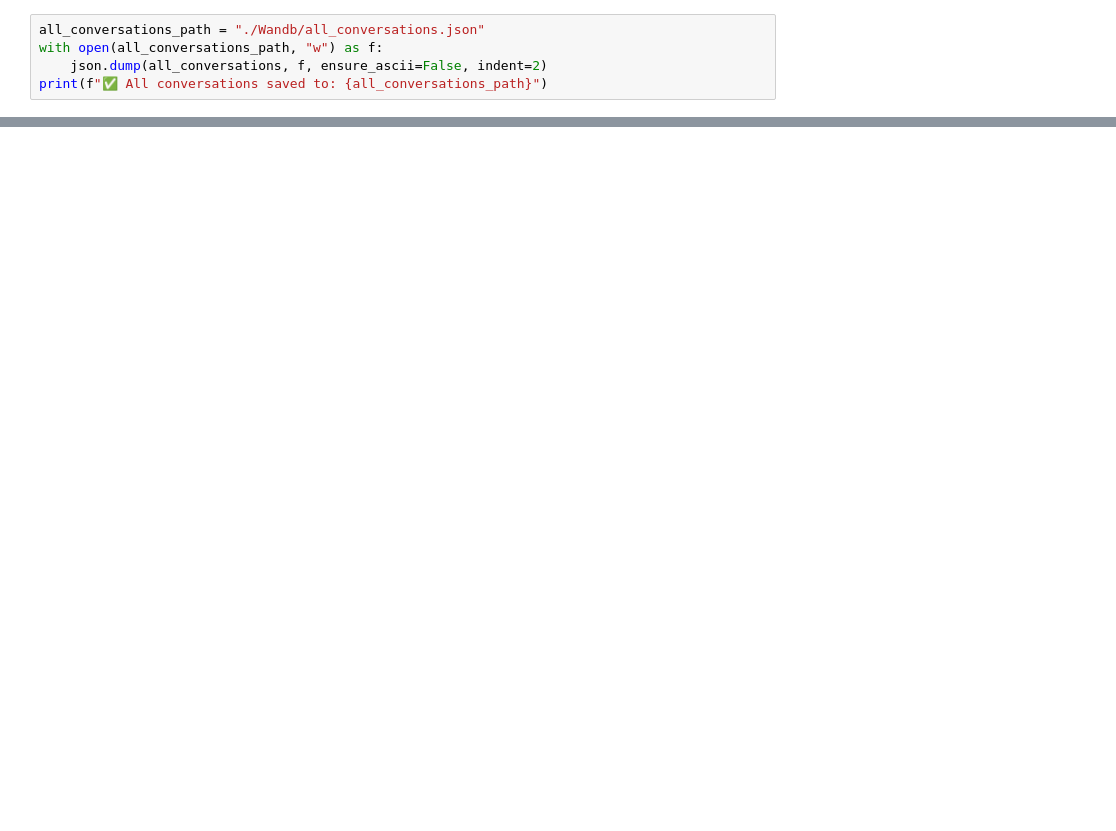
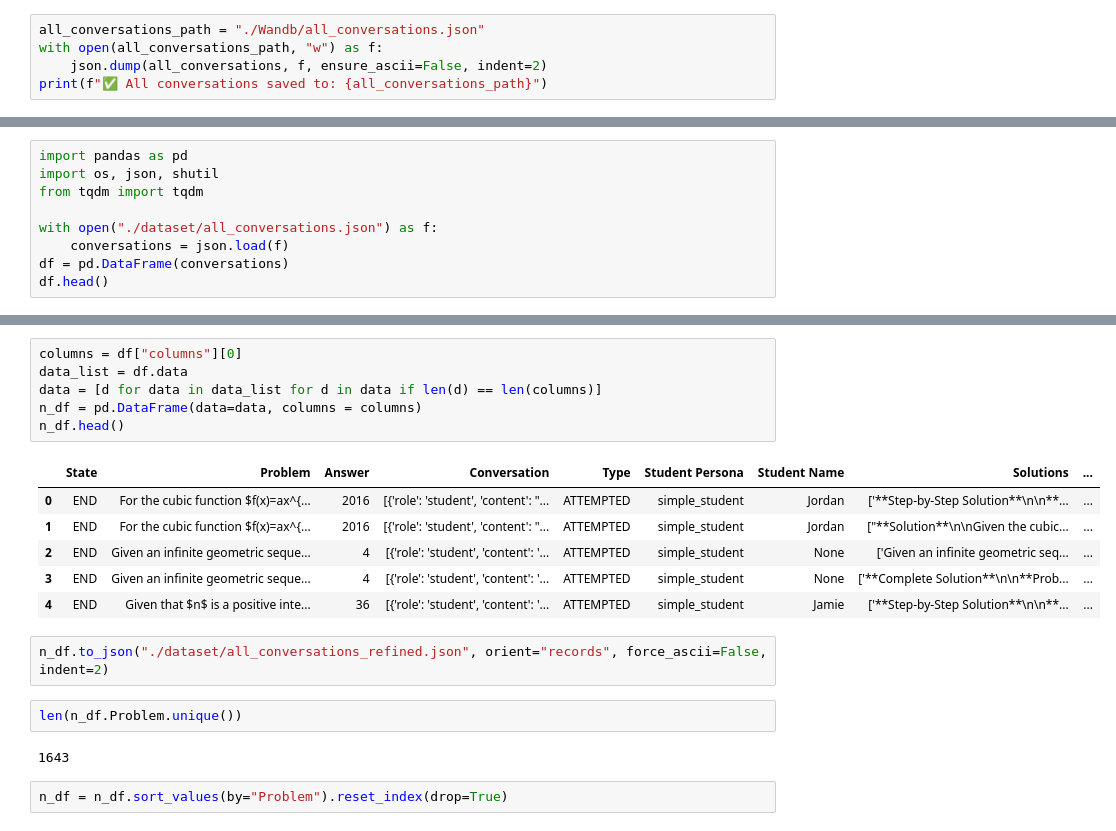
Before and after one commit to KyungMinseo1/SPO-PedaRL, a Jupyter notebook: dataset/extract_from_wandb.ipynb, the cells around one changed output, grey strips where cells are left out. Saved outputs shown, nothing was run; the diff lists cells and outputs as text; blank space fills up the shorter version.

```diff
--- a/dataset/extract_from_wandb.ipynb
+++ b/dataset/extract_from_wandb.ipynb
@@ -92,0 +104,9 @@ print(f"✅ All conversations saved to: {all_conversations_path}")
+# %%
+import pandas as pd
+import os, json, shutil
+from tqdm import tqdm
+
+with open("./dataset/all_conversations.json") as f:
+    conversations = json.load(f)
+df = pd.DataFrame(conversations)
+df.head()
@@ -92,0 +120,21 @@ print(f"✅ All conversations saved to: {all_conversations_path}")
+# %%
+columns = df["columns"][0]
+data_list = df.data
+data = [d for data in data_list for d in data if len(d) == len(columns)]
+n_df = pd.DataFrame(data=data, columns = columns)
+n_df.head()
+# %% [output]
+|  | State | Problem | Answer | Conversation | Type | Student Persona | Student Name | Solutions | ... |
+| 0 | END | For the cubic function $f(x)=ax^{... | 2016 | [{'role': 'student', 'content': "... | ATTEMPTED | simple_student | Jordan | ['**Step-by-Step Solution**\n\n**... | ... |
+| 1 | END | For the cubic function $f(x)=ax^{... | 2016 | [{'role': 'student', 'content': "... | ATTEMPTED | simple_student | Jordan | ["**Solution**\n\nGiven the cubic... | ... |
+| 2 | END | Given an infinite geometric seque... | 4 | [{'role': 'student', 'content': '... | ATTEMPTED | simple_student | None | ['Given an infinite geometric seq... | ... |
+| 3 | END | Given an infinite geometric seque... | 4 | [{'role': 'student', 'content': '... | ATTEMPTED | simple_student | None | ['**Complete Solution**\n\n**Prob... | ... |
+| 4 | END | Given that $n$ is a positive inte... | 36 | [{'role': 'student', 'content': '... | ATTEMPTED | simple_student | Jamie | ['**Step-by-Step Solution**\n\n**... | ... |
+# %%
+n_df.to_json("./dataset/all_conversations_refined.json", orient="records", force_ascii=False, indent=2)
+# %%
+len(n_df.Problem.unique())
+# %% [output]
+1643
+# %%
+n_df = n_df.sort_values(by="Problem").reset_index(drop=True)
```
Also changed, not shown: parts of 9 cells of this notebook, 19 other files.
